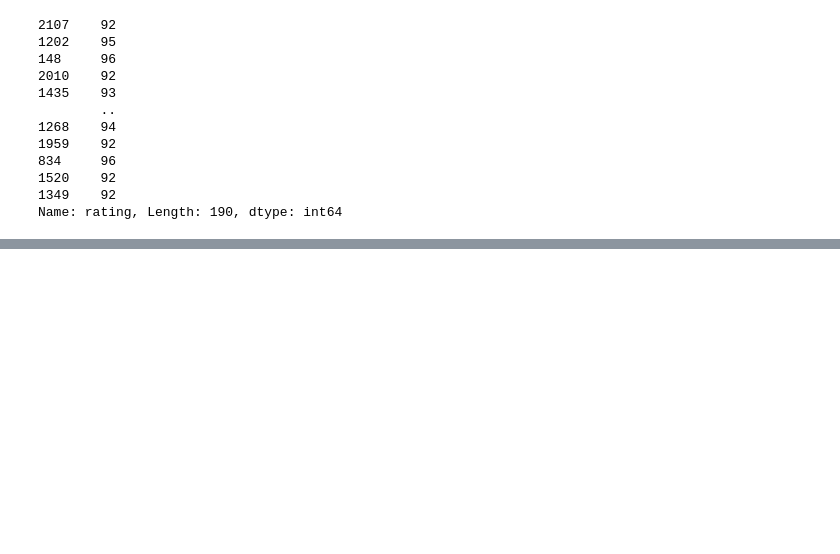
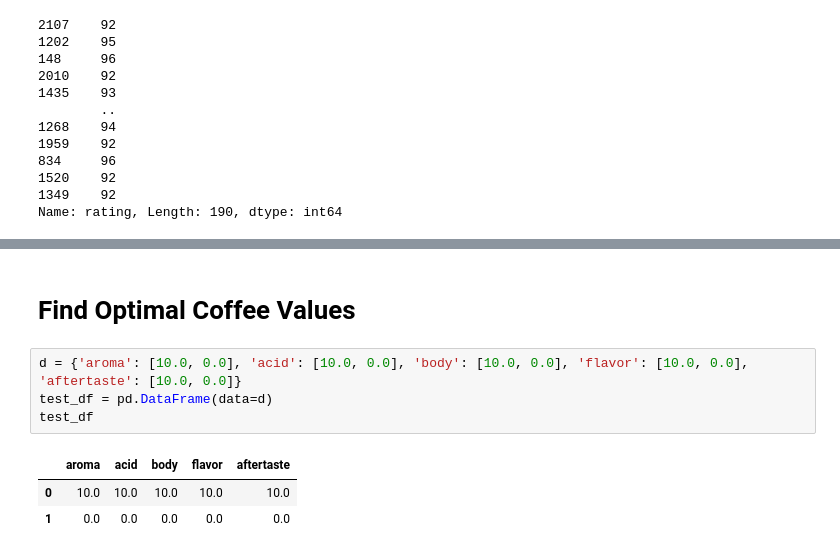
Before and after one commit to DATA-606-SPRING-2023-TUE/nicholas_data606, a Jupyter notebook: src/Regression.ipynb, the cells around one changed output, grey strips where cells are left out. Cells and saved outputs as stored; diff of their text form; blank space fills up the shorter version.

```diff
--- a/src/Regression.ipynb
+++ b/src/Regression.ipynb
@@ -331,0 +373,10 @@ array([92.00709648, 94.98232598, 95.98351251, 92.01240991, 92.99583928,
+# %% [markdown]
+# Find Optimal Coffee Values
+# %%
+d = {'aroma': [10.0, 0.0], 'acid': [10.0, 0.0], 'body': [10.0, 0.0], 'flavor': [10.0, 0.0], 'aftertaste': [10.0, 0.0]}
+test_df = pd.DataFrame(data=d)
+test_df
+# %% [output]
+|  | aroma | acid | body | flavor | aftertaste |
+| 0 | 10.0 | 10.0 | 10.0 | 10.0 | 10.0 |
+| 1 | 0.0 | 0.0 | 0.0 | 0.0 | 0.0 |
```
Also changed, not shown: parts of 13 cells of this notebook.
